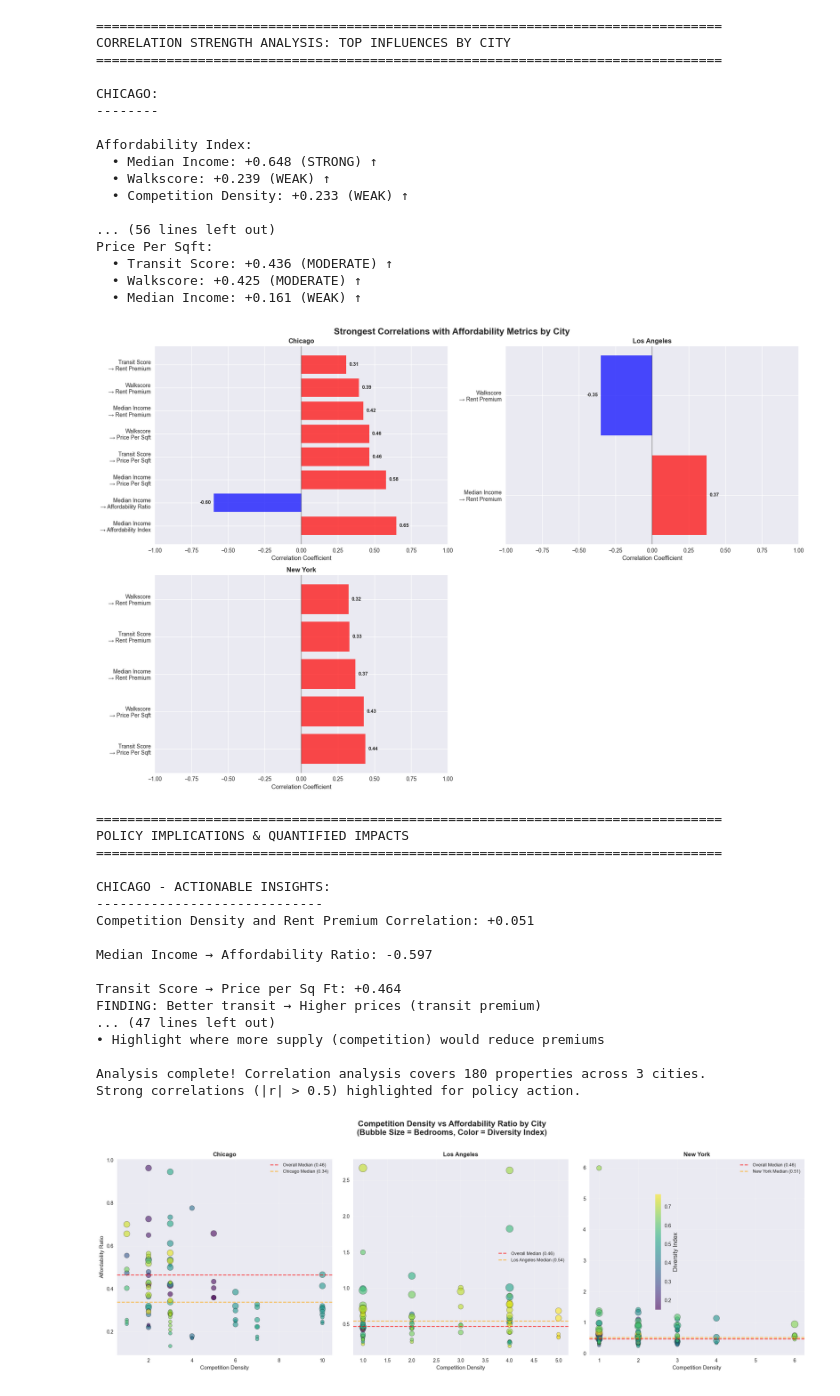
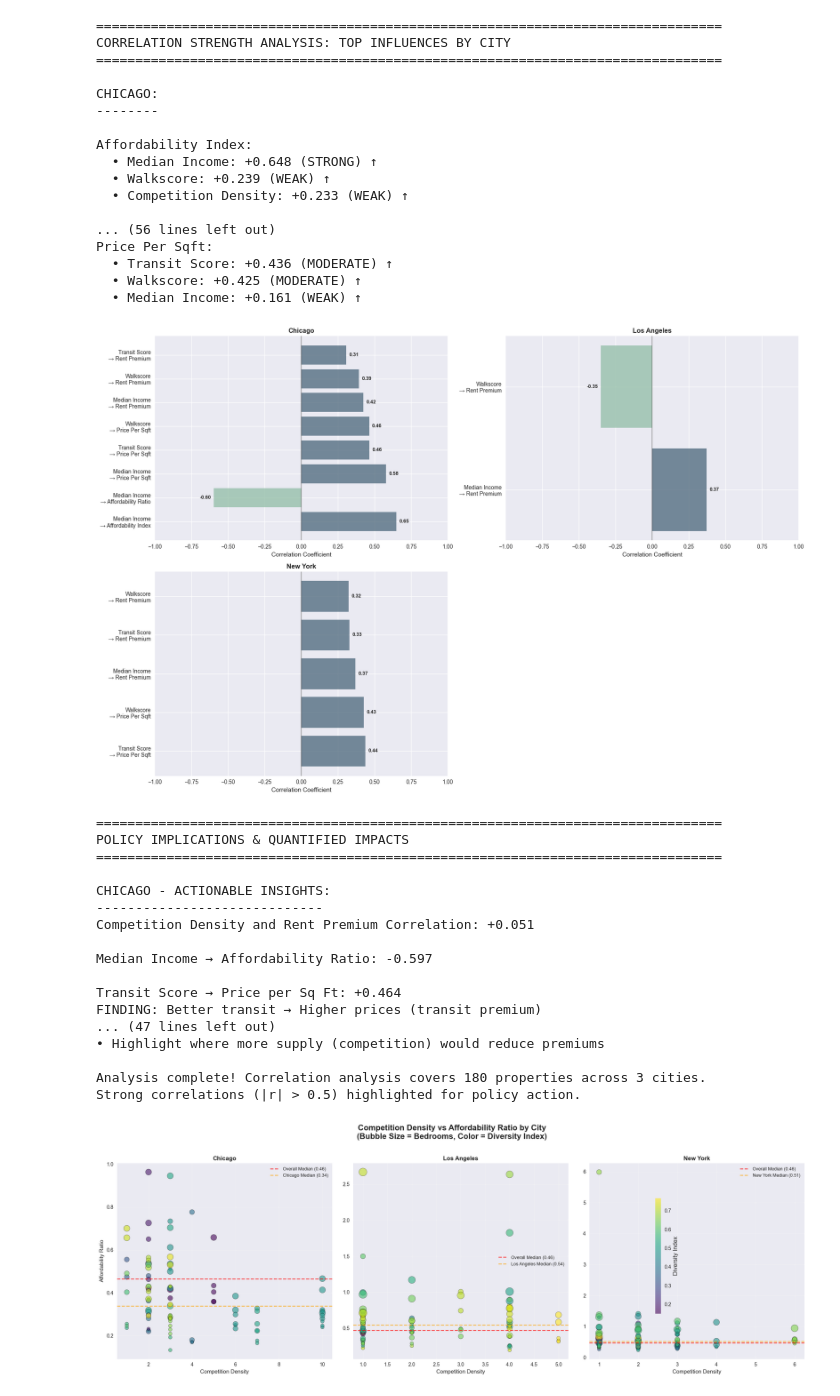
Before and after one commit to insharahn/ds-challenge, a Jupyter notebook: DataVisualizations.ipynb, the cells around one changed output. Cells and saved outputs as stored; diff of their text form; code cells hidden in the pictures.

Commit message:
updated styling to match slides

```diff
--- a/DataVisualizations.ipynb
+++ b/DataVisualizations.ipynb
@@ -48,12 +48,13 @@ ax = sns.scatterplot(
     y='price_per_sqft',
     hue='city_group',
     s=80,
-    alpha=0.7
+    alpha=0.7,
+    palette=['#8bbaa1', '#405d72', '#a1c6ea']  #updated colors to match presentation
 )
 
 #add regression lines for each city
 cities_to_plot = ['Chicago', 'Los Angeles', 'New York']
-colors = ['#FF6B6B', '#4ECDC4', '#45B7D1']
+colors = ['#037C6E', '#4ECDC4', '#45B7D1']
 
 for i, city in enumerate(cities_to_plot):
     city_data = df_clean[df_clean['city_group'] == city]
@@ -91,16 +92,8 @@ value_spots = df_clean[
 
 if len(value_spots) > 0:
     plt.scatter(value_spots['walkscore'], value_spots['price_per_sqft'],
-               s=200, facecolors='none', edgecolors='red', linewidth=2,
+               s=200, facecolors='none', edgecolors='#004040', linewidth=2,
                label='Affordable Walkable Gems')
-
-    #annotate a few examples cause u cant really see them
-    for idx, row in value_spots.head(3).iterrows():
-        plt.annotate(f'Zip: {row["zip_code"]}',
-                    (row['walkscore'], row['price_per_sqft']),
-                    xytext=(10, 10), textcoords='offset points',
-                    fontsize=8, alpha=0.8,
-                    bbox=dict(boxstyle='round,pad=0.3', facecolor='yellow', alpha=0.5))
 
 plt.legend(bbox_to_anchor=(1.05, 1), loc='upper left')
 plt.tight_layout()
@@ -155,7 +148,7 @@ for i, city in enumerate(['Chicago', 'Los Angeles', 'New York']):
         p = np.poly1d(z)
         axes[i].plot(city_data['walkscore'].sort_values(),
                     p(city_data['walkscore'].sort_values()),
-                    color='red', linestyle='--', linewidth=2)
+                    color='#004040', linestyle='--', linewidth=2)
 
         axes[i].set_title(f'{city}\nr = {correlations[city]["correlation"]:.3f}',
                          fontsize=14, fontweight='bold')
@@ -354,8 +347,6 @@ for city in main_cities:
 
 # BAR CHART: TOP INFLUENCERS BY CITY
 fig, axes = plt.subplots(2, 2, figsize=(18, 12))
-fig.suptitle('Strongest Correlations with Affordability Metrics by City',
-             fontsize=16, fontweight='bold', y=0.98)
 
 for i, city in enumerate(main_cities):
     row, col = i // 2, i % 2
@@ -380,7 +371,7 @@ for i, city in enumerate(main_cities):
 
             names = [pair[0] for pair in top_pairs]
             values = [pair[1] for pair in top_pairs]
-            colors = ['red' if v > 0 else 'blue' for v in values]
+            colors = ['#405D72' if v > 0 else '#8BBAA1' for v in values]
 
             bars = axes[row, col].barh(names, values, color=colors, alpha=0.7)
             axes[row, col].set_title(f'{city}', fontweight='bold')
@@ -487,34 +478,34 @@ print("• Use correlation strengths to weight factors in pricing models")
 print("• Target markets where competition_density negatively correlates with rent_premium")
 print("• Avoid oversaturated markets (positive competition-premium correlations)")
 
 print(f"\n{'SOCIAL ADVOCATES - CAMPAIGN EVIDENCE:'}")
 print("• Cite specific correlation coefficients in policy briefs")
 print("• Use city-specific data to counter 'one-size-fits-all' arguments")
 print("• Highlight where more supply (competition) would reduce premiums")
 
 print(f"\nAnalysis complete! Correlation analysis covers {len(df_clean)} properties across {len(main_cities)} cities.")
 print(f"Strong correlations (|r| > 0.5) highlighted for policy action.")
 # %% [output]
 [figure]
 [figure]
 ================================================================================
 CORRELATION STRENGTH ANALYSIS: TOP INFLUENCES BY CITY
 ================================================================================
 
 CHICAGO:
 --------
 
 Affordability Index:
   • Median Income: +0.648 (STRONG) ↑
   • Walkscore: +0.239 (WEAK) ↑
   • Competition Density: +0.233 (WEAK) ↑
 
 ... (56 lines left out)
 Price Per Sqft:
   • Transit Score: +0.436 (MODERATE) ↑
   • Walkscore: +0.425 (MODERATE) ↑
   • Median Income: +0.161 (WEAK) ↑
-[figure, old version]
+[figure, new version]
 ================================================================================
 POLICY IMPLICATIONS & QUANTIFIED IMPACTS
 ================================================================================
```
Also changed, not shown: parts of 1 cell of this notebook, 3 other files.
